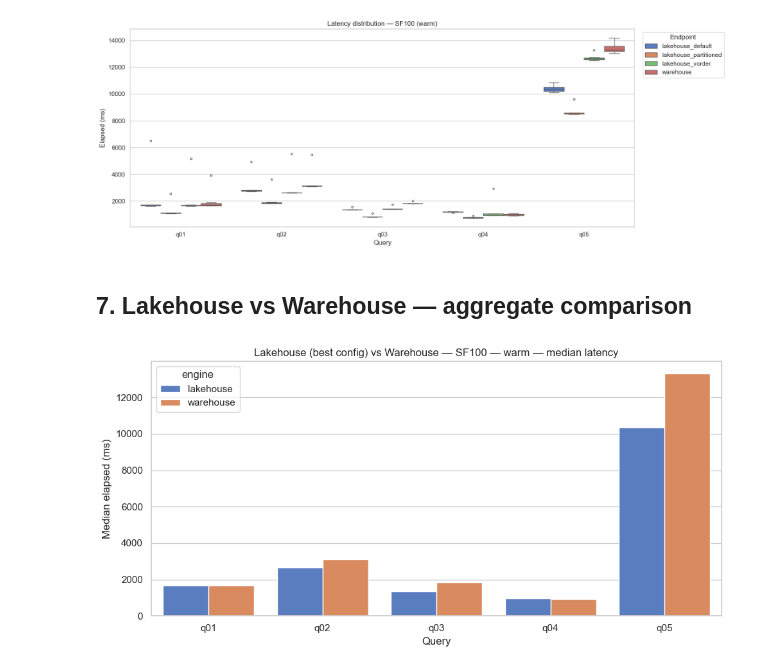
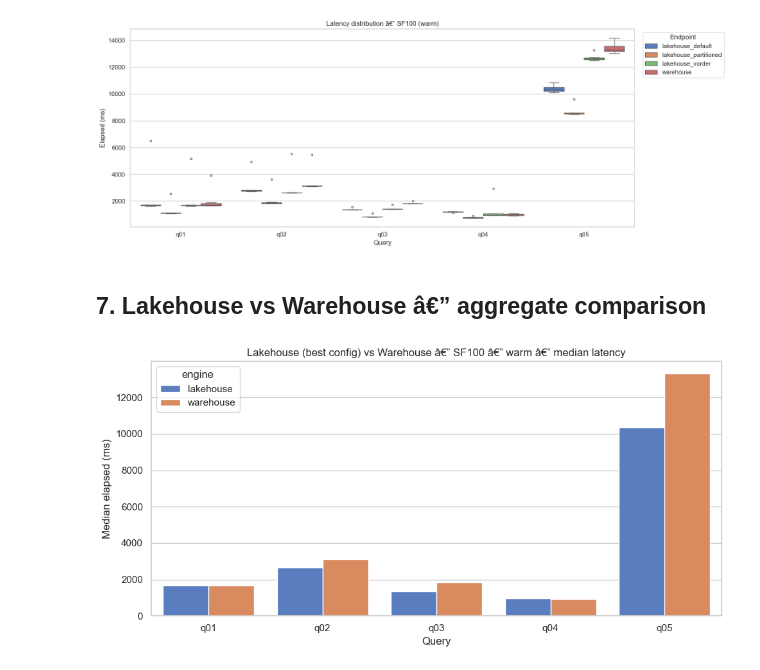
Before and after one commit to dataxbi/fablab-sql-endpoint, a Jupyter notebook: analysis/analyze_results.ipynb, the cells around one changed output. Saved outputs shown, nothing was run; the diff lists cells and outputs as text; code cells hidden in the pictures.

```diff
--- a/analysis/analyze_results.ipynb
+++ b/analysis/analyze_results.ipynb
@@ -117,7 +117,7 @@ ENDPOINT_ORDER = ['lakehouse_default', 'lakehouse_partitioned', 'lakehouse_vorde
 
 for sf in sorted(df_ok['scale_factor'].unique()):
     fig, axes = plt.subplots(1, 2, figsize=(14, 5), sharey=True)
-    fig.suptitle(f'Median latency — {sf}', fontsize=14, y=1.0)
+    fig.suptitle(f'Median latency â€” {sf}', fontsize=14, y=1.0)
 
     for ax, cache_mode in zip(axes, ['cold', 'warm']):
         data = summary[
@@ -160,7 +160,7 @@ for sf in sorted(df_lh['scale_factor'].unique()):
     fig, ax = plt.subplots(figsize=(14, 5))
     sns.barplot(data=data, x='query_id', y='elapsed_ms', hue='endpoint', ax=ax,
                 estimator='median', errorbar=('pi', 90))
-    ax.set_title(f'Lakehouse config comparison — {sf} (warm, median ± p90 band)')
+    ax.set_title(f'Lakehouse config comparison â€” {sf} (warm, median Â± p90 band)')
     ax.set_xlabel('Query')
     ax.set_ylabel('Elapsed (ms)')
     ax.legend(title='Config', bbox_to_anchor=(1.01, 1), loc='upper left')
@@ -177,7 +177,7 @@ for sf in sorted(df_ok['scale_factor'].unique()):
     fig, ax = plt.subplots(figsize=(16, 6))
     sns.boxplot(data=data, x='query_id', y='elapsed_ms', hue='endpoint', ax=ax,
                 flierprops=dict(marker='o', markersize=3))
-    ax.set_title(f'Latency distribution — {sf} (warm)')
+    ax.set_title(f'Latency distribution â€” {sf} (warm)')
     ax.set_xlabel('Query')
     ax.set_ylabel('Elapsed (ms)')
     ax.legend(title='Endpoint', bbox_to_anchor=(1.01, 1), loc='upper left')
@@ -186,32 +186,32 @@ for sf in sorted(df_ok['scale_factor'].unique()):
 # %% [output]
 [figure]
 # %% [markdown]
-## 7. Lakehouse vs Warehouse — aggregate comparison
+## 7. Lakehouse vs Warehouse â€” aggregate comparison
 # %%
 _COMPACT_EPS = ['lakehouse_default', 'lakehouse_partitioned', 'lakehouse_vorder', 'warehouse']
 df_compact = df_ok[df_ok['endpoint'].isin(_COMPACT_EPS)].copy()
 df_compact['engine'] = df_compact['endpoint'].apply(
     lambda e: 'warehouse' if e == 'warehouse' else 'lakehouse'
 )
 engine_summary = (
     df_compact[df_compact['cache_mode'] == 'warm']
     .groupby(['scale_factor', 'engine', 'query_id'])['elapsed_ms']
     .median()
     .reset_index()
     .rename(columns={'elapsed_ms': 'median_ms'})
 )
 
 for sf in sorted(engine_summary['scale_factor'].unique()):
     data = engine_summary[engine_summary['scale_factor'] == sf]
     fig, ax = plt.subplots(figsize=(10, 5))
     sns.barplot(data=data, x='query_id', y='median_ms', hue='engine', ax=ax)
-    ax.set_title(f'Lakehouse (best config) vs Warehouse — {sf} — warm — median latency')
+    ax.set_title(f'Lakehouse (best config) vs Warehouse â€” {sf} â€” warm â€” median latency')
     ax.set_xlabel('Query')
     ax.set_ylabel('Median elapsed (ms)')
     plt.tight_layout()
     plt.show()
 # %% [output]
-[figure, old version]
+[figure, new version]
 # %% [markdown]
 ## 8. Fragmentation experiment
 
```
Also changed, not shown: parts of 6 cells of this notebook.
